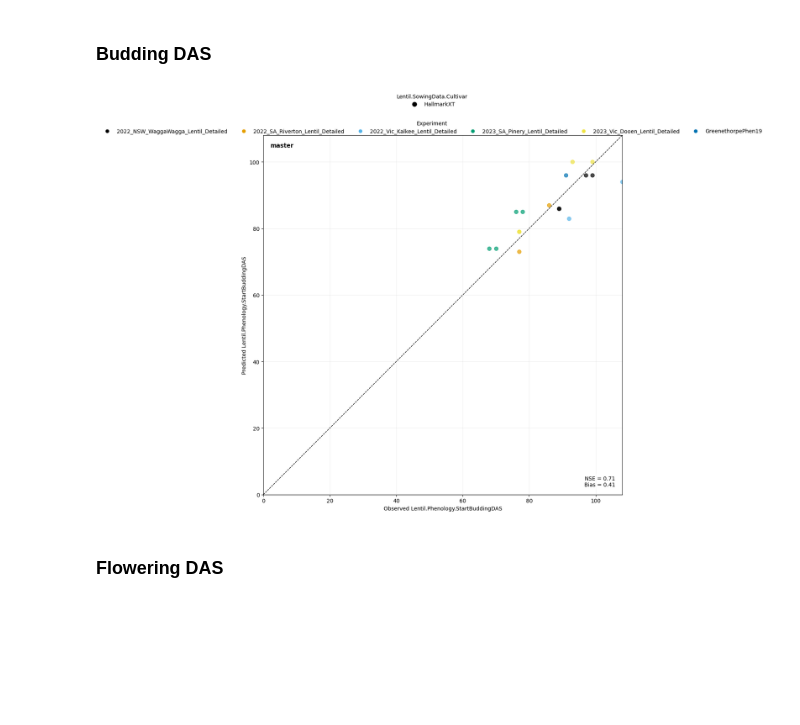
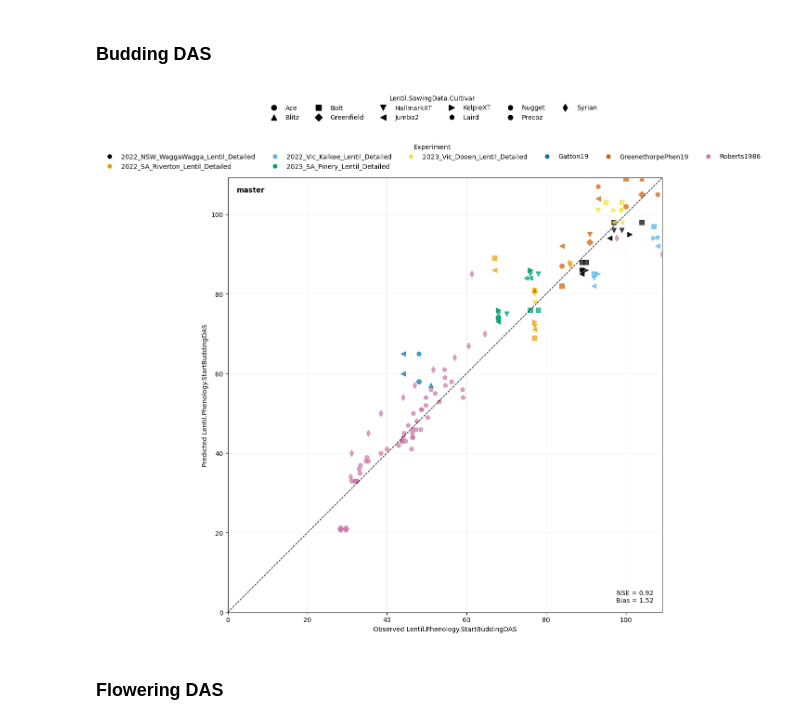
Before and after one commit to HamishBrownPFR/APSIMTools, a Jupyter notebook: Lentil analysis/LentilOutputAgregate.ipynb, the cells around one changed output. Drawn from its saved outputs; the diff is of its cells as text; code cells hidden in the pictures; blank space fills up the shorter version.

```diff
--- a/Lentil analysis/LentilOutputAgregate.ipynb
+++ b/Lentil analysis/LentilOutputAgregate.ipynb
@@ -221,16 +221,16 @@ Lentil.apsimx tables: ['_Factors', '_InitialConditions', 'DailyReport', 'SowingR
 # %%
 graph = plot_obs_pred_by_branch(
     tidy = tidy,
     config=CONFIG,
     variable = "Lentil.Phenology.StartBuddingDAS",
     mode='harvest',
-    filters = {"Lentil.SowingData.Cultivar": ["HallmarkXT"]},
+    #filters = {"Lentil.SowingData.Cultivar": ["HallmarkXT"]},
     color_by = "Experiment",
     marker_by = "Lentil.SowingData.Cultivar",
     size_by=None,
 )
 # %% [output]
-[figure, old version]
+[figure, new version]
 # %% [markdown]
 ### Flowering DAS
 # %%
```
Also changed, not shown: parts of 18 cells of this notebook, 3 other files.
